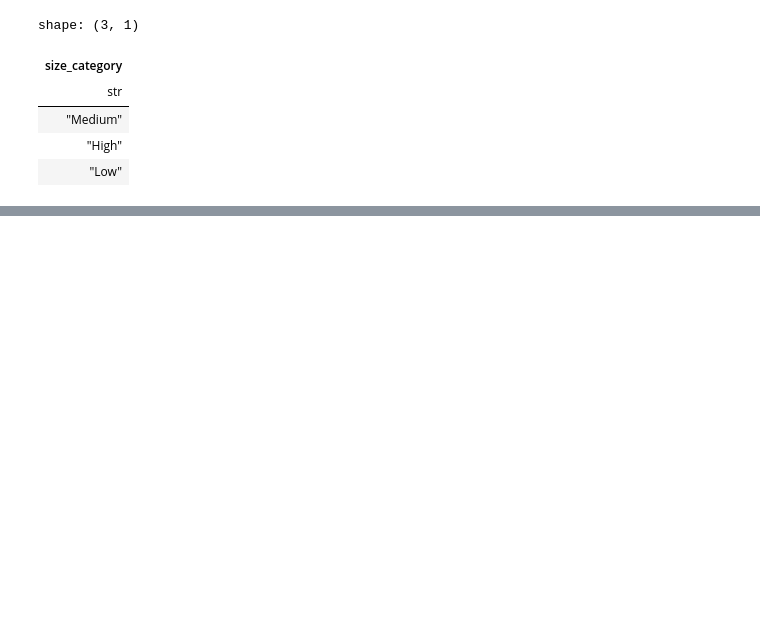
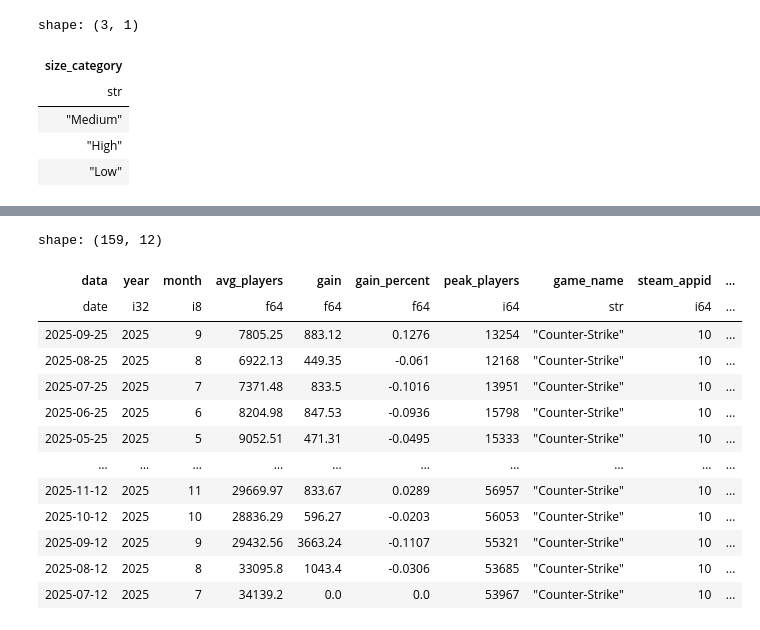
Before and after one commit to ZygimantasB/polars_library, a Jupyter notebook: kaggle/Steam Monthly Average Players.ipynb, the cells around one changed output, grey strips where cells are left out. Drawn from its saved outputs; the diff is of its cells as text; code cells hidden in the pictures; blank space fills up the shorter version.

```diff
--- a/kaggle/Steam Monthly Average Players.ipynb
+++ b/kaggle/Steam Monthly Average Players.ipynb
@@ -298,0 +399,19 @@ shape: (3, 1)
+# %%
+df.filter(
+    pl.col('game_name').is_in(['Counter-Strike', 'Dota 2'])
+)
+# %% [output]
+shape: (159, 12)
+| data | year | month | avg_players | gain | gain_percent | peak_players | game_name | steam_appid | ... |
+| date | i32 | i8 | f64 | f64 | f64 | i64 | str | i64 | ... |
+| 2025-09-25 | 2025 | 9 | 7805.25 | 883.12 | 0.1276 | 13254 | "Counter-Strike" | 10 | ... |
+| 2025-08-25 | 2025 | 8 | 6922.13 | 449.35 | -0.061 | 12168 | "Counter-Strike" | 10 | ... |
+| 2025-07-25 | 2025 | 7 | 7371.48 | 833.5 | -0.1016 | 13951 | "Counter-Strike" | 10 | ... |
+| 2025-06-25 | 2025 | 6 | 8204.98 | 847.53 | -0.0936 | 15798 | "Counter-Strike" | 10 | ... |
+| 2025-05-25 | 2025 | 5 | 9052.51 | 471.31 | -0.0495 | 15333 | "Counter-Strike" | 10 | ... |
+| … | … | … | … | … | … | … | … | … | ... |
+| 2025-11-12 | 2025 | 11 | 29669.97 | 833.67 | 0.0289 | 56957 | "Counter-Strike" | 10 | ... |
+| 2025-10-12 | 2025 | 10 | 28836.29 | 596.27 | -0.0203 | 56053 | "Counter-Strike" | 10 | ... |
+| 2025-09-12 | 2025 | 9 | 29432.56 | 3663.24 | -0.1107 | 55321 | "Counter-Strike" | 10 | ... |
+| 2025-08-12 | 2025 | 8 | 33095.8 | 1043.4 | -0.0306 | 53685 | "Counter-Strike" | 10 | ... |
+| 2025-07-12 | 2025 | 7 | 34139.2 | 0.0 | 0.0 | 53967 | "Counter-Strike" | 10 | ... |
```
Also changed, not shown: parts of 8 cells of this notebook.
